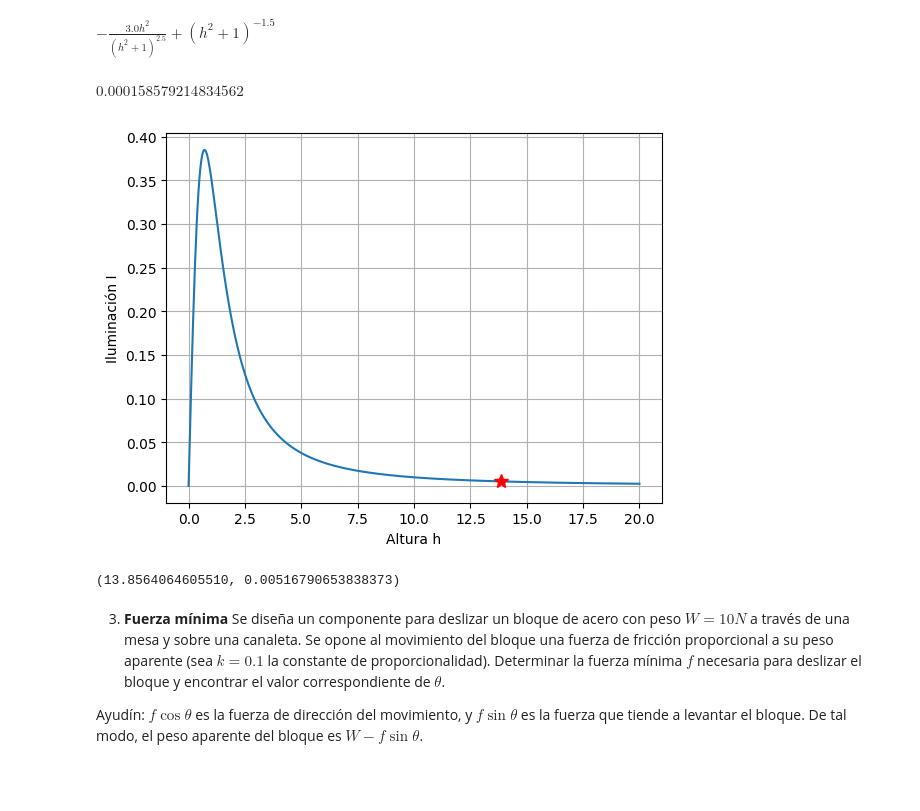
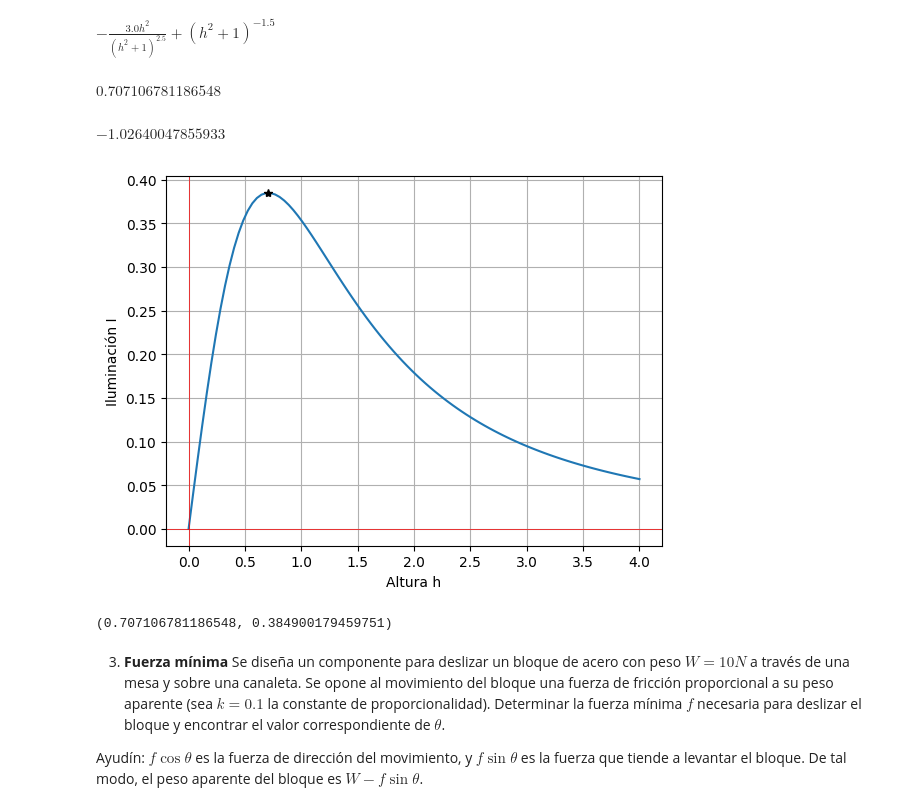
Before and after one commit to DanielYeme/Archivos_Clase, a Jupyter notebook: Actividad_2.7/SymPy - Funciones escalares_Victor.ipynb, the cells around one changed output. Saved outputs shown, nothing was run; the diff lists cells and outputs as text; code cells hidden in the pictures; blank space fills up the shorter version.

```diff
--- a/Actividad_2.7/SymPy - Funciones escalares_Victor.ipynb
+++ b/Actividad_2.7/SymPy - Funciones escalares_Victor.ipynb
@@ -474,24 +474,38 @@ dI=sym.diff(I(h),h)
 dI
 # %% [output]
 $\displaystyle - \frac{3.0 h^{2}}{\left(h^{2} + 1\right)^{2.5}} + \left(h^{2} + 1\right)^{-1.5}$
+# %%
+dI0=sym.solve(dI)[0]  # Encontramos las raíces de la derivada
+dI0
+# %% [output]
+$\displaystyle 0.707106781186548$
 # %%
-ddI=dI.diff(h)   # Segunda derivada
-ddI.subs(h,c[0]) # Evaluación del punto crítico
+ddI=dI.diff(h)   # Segunda derivada para verificar si es un máximo
+ddI.subs(h,dI0) # Evaluación del punto crítico
 # %% [output]
-$\displaystyle 0.000158579214834562$
+$\displaystyle -1.02640047855933$
-# %%
-x_num=np.linspace(0,20,500)
-plt.plot(x_num,I(x_num))
-plt.xlabel('Altura h')
-plt.ylabel('Iluminación I')
-plt.plot(c[0],I(c[0]),'*r',ms=10)
-plt.grid()
-# %% [output]
-[figure, removed]
-# %%
-c[0],I(c[0]) # Punto crítico
-# %% [output]
-(13.8564064605510, 0.00516790653838373)
+# %%
+x=sym.var('h')
+# Retomando la función
+I= h / ((h**2 + 1)**(3/2))
+I_num=sym.lambdify(x,I,'numpy') # Convertimos 'I' simbólica a numérica compatible con numpy
+# Graficamos
+x_num=np.linspace(0,4,100)      # Graficamos en un rango de 0 a 4 con 100 valores
+plt.plot(x_num,I_num(x_num))
+plt.plot(dI0,I_num(dI0),'*k')
+plt.axhline(0, color='red', linewidth=0.5)
+plt.axvline(0, color='red', linewidth=0.5)
+plt.xlabel('Altura h')
+plt.ylabel('Iluminación I')
+plt.grid()
+plt.show()
+# %% [output]
+[figure, added]
+# %%
+# Altura máxima para tener la máxima iluminación
+dI0,I_num(dI0)
+# %% [output]
+(0.707106781186548, 0.384900179459751)
 # %% [markdown]
 3. **Fuerza mínima**  Se diseña un componente para deslizar un bloque de acero con peso $W=10 N$ a través de una mesa y sobre una canaleta. Se opone al movimiento del bloque una fuerza de fricción proporcional a su peso aparente (sea $k=0.1$ la constante de proporcionalidad). Determinar la fuerza mínima $f$ necesaria para deslizar el bloque y encontrar el valor correspondiente de $\theta$.
 
```
Also changed, not shown: parts of 21 cells of this notebook.
